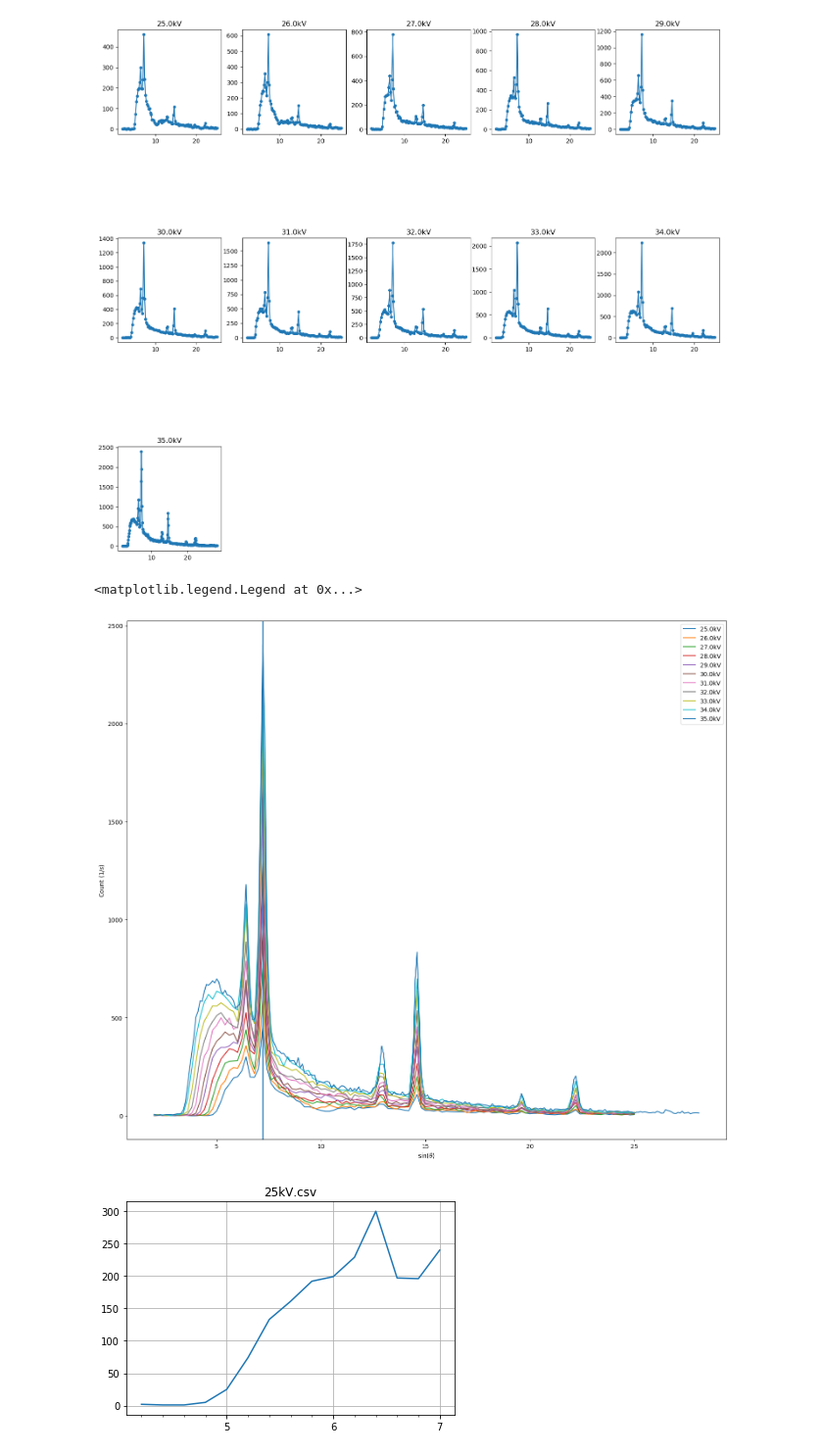
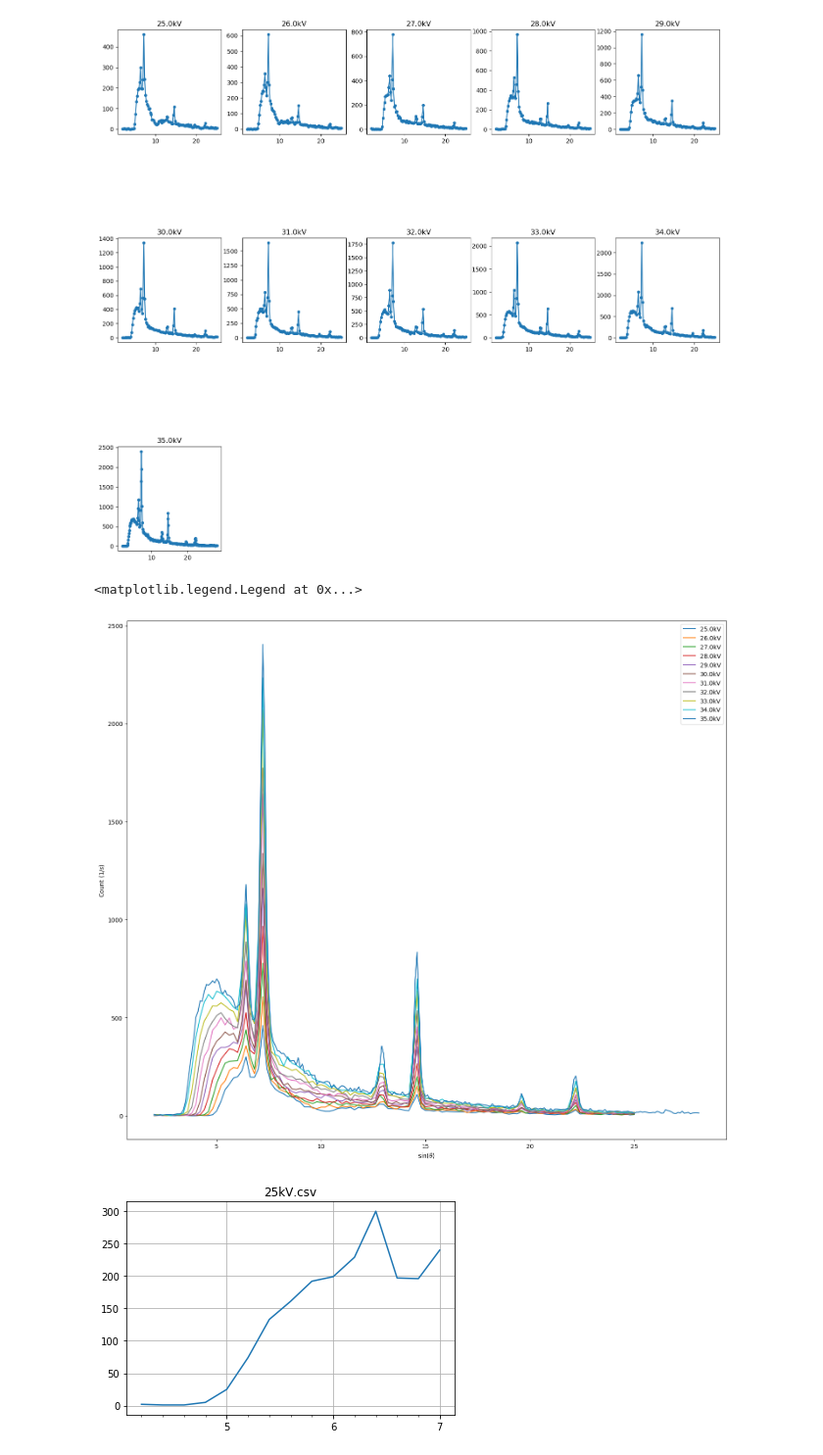
Before and after one commit to georgePadolsey/xraydata, a Jupyter notebook: X-ray report.ipynb, the cells around one changed output. Shown: that part at 98% size. Cells and saved outputs as stored; diff of their text form; code cells hidden in the pictures.

```diff
--- a/X-ray report.ipynb
+++ b/X-ray report.ipynb
@@ -74,23 +74,19 @@ for i, data in enumerate(all_data):
 # %%
 # Combined plot
 
 fig2 = plt.figure(figsize=(18, 16), dpi=100, facecolor='w', edgecolor='k')
 
 for i, data in enumerate(all_data):
 
     plt.plot(data["xs"], data["ys"], label="{}kV".format(data["voltage"]))
 
-    max_i = np.argmax(data["ys"])
-
-    plt.axvline(x=data["xs"][max_i])
-
 
 plt.xlabel(r"$\sin(\theta)$")
 plt.ylabel(r"Count ($1/s$)")
 plt.gca().legend()
 # %% [output]
 <matplotlib.legend.Legend at 0x...>
-[figure, old version]
+[figure, new version]
 # %%
 from matplotlib.ticker import MultipleLocator, FormatStrFormatter
 
```
Also changed, not shown: parts of 6 cells of this notebook.
